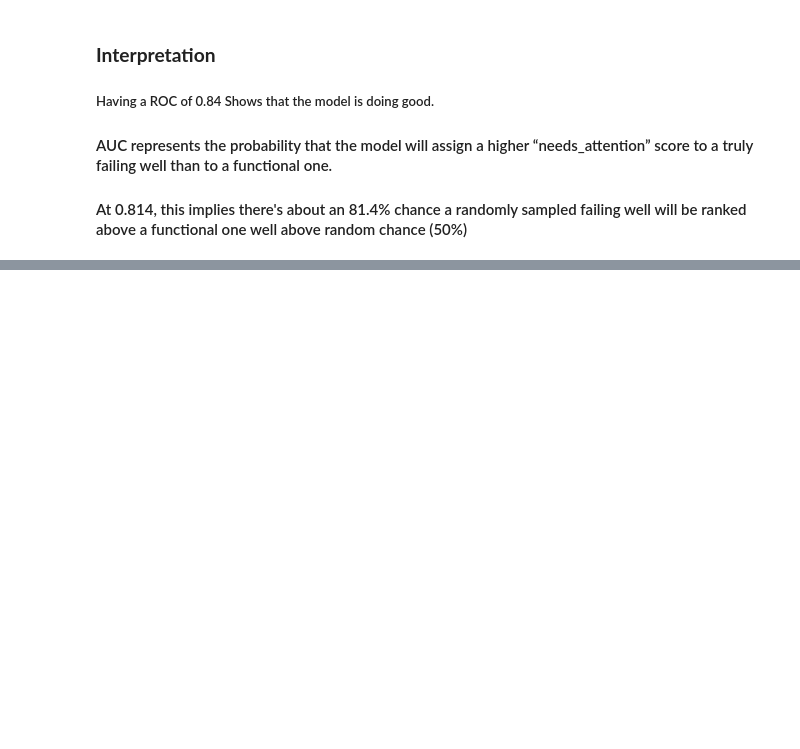
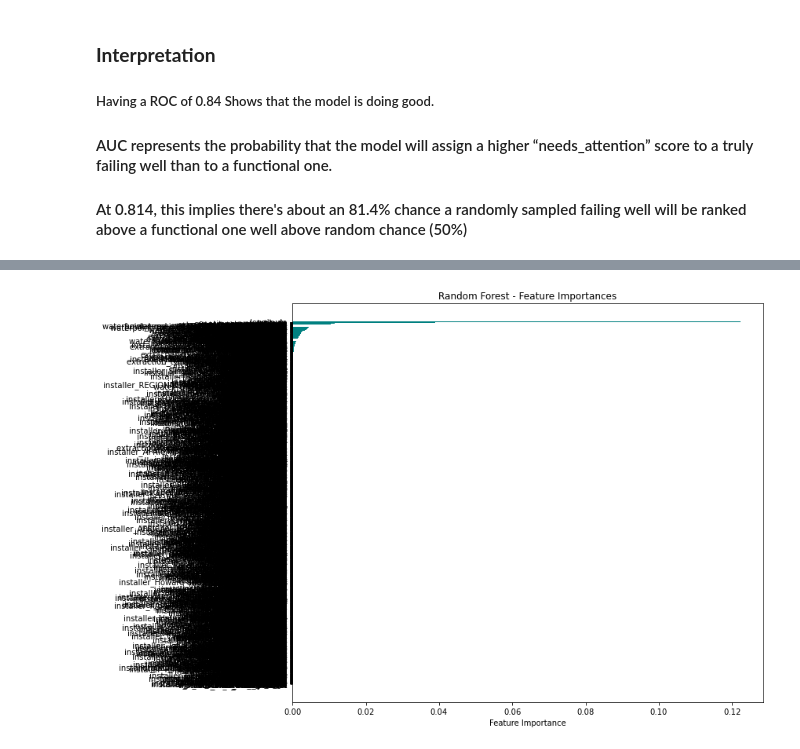
Before and after one commit to CharityPM/tanzanian-water-wells-prediction, a Jupyter notebook: waterwellsprediction.ipynb, the cells around one changed output, grey strips where cells are left out. Cells and saved outputs as stored; diff of their text form; code cells hidden in the pictures; blank space fills up the shorter version.

```diff
--- a/waterwellsprediction.ipynb
+++ b/waterwellsprediction.ipynb
@@ -1032,0 +1085,4 @@ plt.show()
+# %%
+plot_feature_importances(rf_model, X_train)
+# %% [output]
+[figure, added]
```
Also changed, not shown: parts of 7 cells of this notebook.
